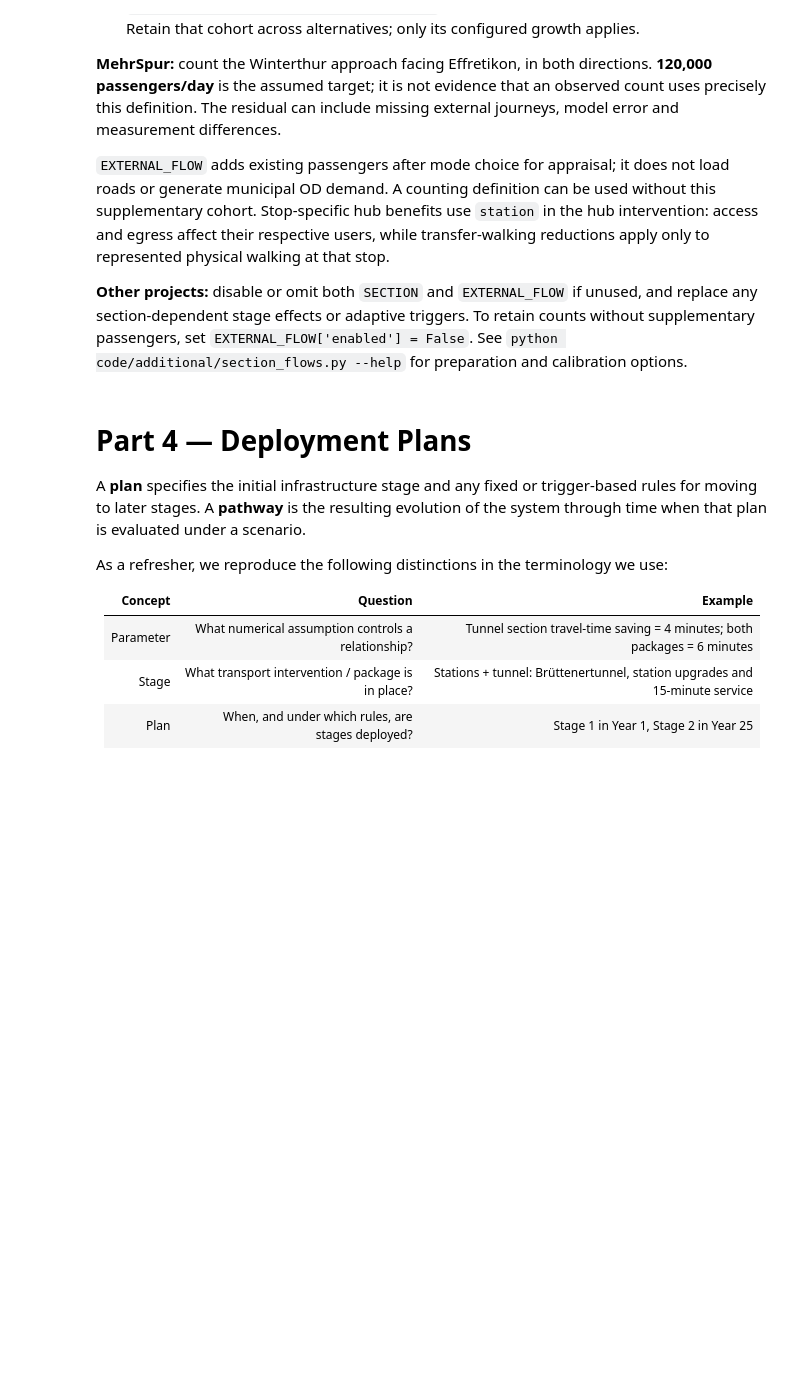
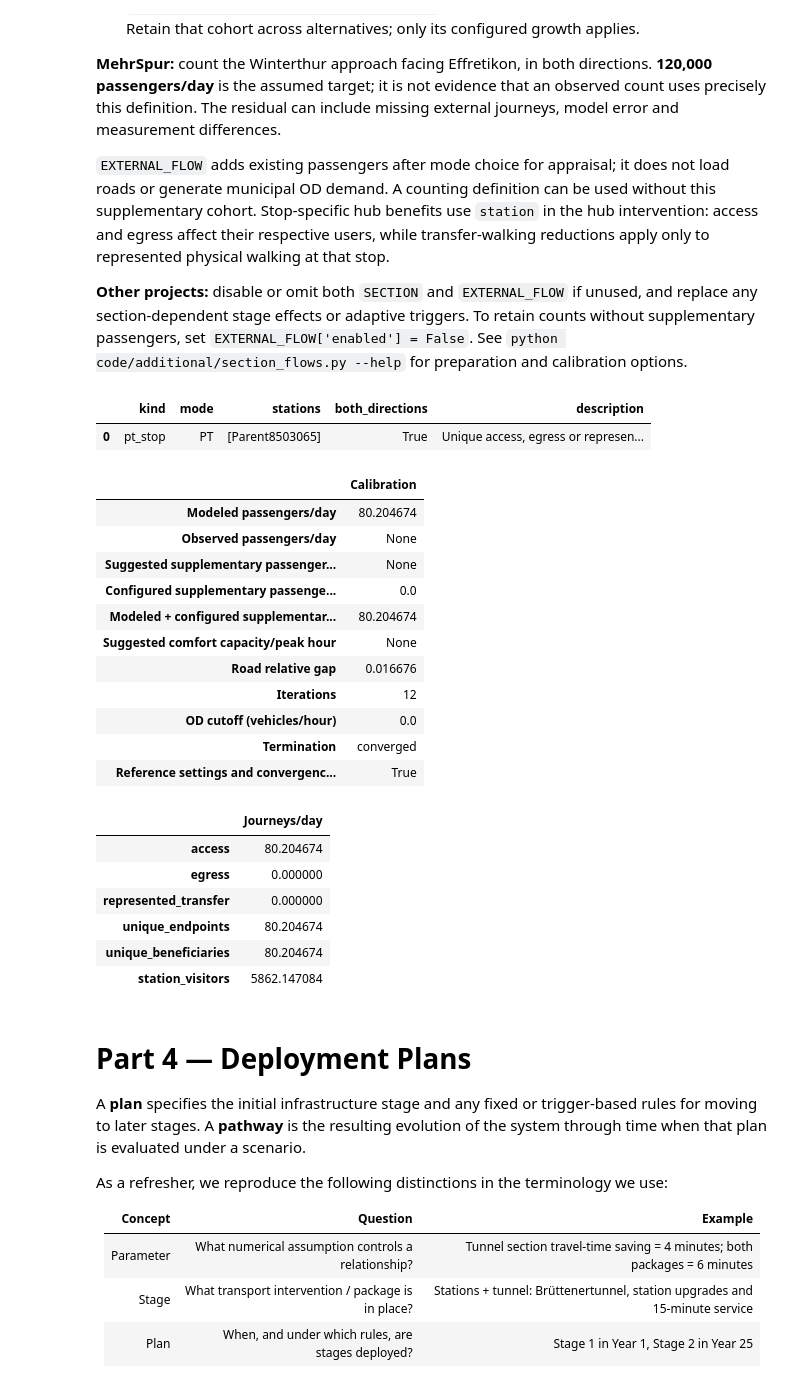
Before and after one commit to ahameafule/IP-HS26-MobilityHub-CaseStudy, a Jupyter notebook: notebooks/02_system_modeling.ipynb, the cells around one changed output. Cells and saved outputs as stored; diff of their text form; code cells hidden in the pictures; blank space fills up the shorter version.

```diff
--- a/notebooks/02_system_modeling.ipynb
+++ b/notebooks/02_system_modeling.ipynb
@@ -2813,7 +2874,7 @@ if section_config["active"]:
     AVAILABLE_SECTIONS = sf.available_sections()
     exports.save_outputs("3_5_available_sections", tables={"": AVAILABLE_SECTIONS})
     display(AVAILABLE_SECTIONS)
-    OBSERVED_SECTION_TRIPS_DAILY = 120_000  # Comparable observed person-trips/day; None skips calibration.
+    OBSERVED_SECTION_TRIPS_DAILY = None  # Comparable observed person-trips/day; None skips calibration.
     SECTION_CALIBRATION = sf.calibrate_section(
         ctx, assignment_y1.mode_result,
         observed_trips_daily=OBSERVED_SECTION_TRIPS_DAILY, params=p.NOMINAL_PARAMS,
@@ -2825,33 +2886,55 @@ if section_config["active"]:
         and diag.get("road_gap_threshold", np.inf) <= 0.02
         and diag.get("od_threshold_veh_h", np.inf) == 0.0
     )
     external_config = sf.external_flow_config()
     configured = external_config["additional_trips_daily"] if external_config["enabled"] else 0.0
     SECTION_CALIBRATION_TABLE = pd.DataFrame({"Calibration": {
         "Modeled passengers/day": SECTION_CALIBRATION["modeled_trips_daily"],
         "Observed passengers/day": OBSERVED_SECTION_TRIPS_DAILY,
         "Suggested supplementary passengers/day": SECTION_CALIBRATION["additional_trips_daily"],
         "Configured supplementary passengers/day": configured,
         "Modeled + configured supplementary/day": SECTION_CALIBRATION["modeled_trips_daily"] + configured,
         "Suggested comfort capacity/peak hour": SECTION_CALIBRATION["suggested_comfort_capacity_peak"],
         "Road relative gap": diag.get("final_road_relative_gap_feasible_averaged_od"),
         "Iterations": diag.get("iterations"),
         "OD cutoff (vehicles/hour)": diag.get("od_threshold_veh_h"),
         "Termination": diag.get("termination_reason"),
         "Reference settings and convergence satisfied": reference_ready,
     }})
     exports.save_outputs("3_5_section_calibration", tables={"": SECTION_CALIBRATION_TABLE})
     display(SECTION_CALIBRATION_TABLE)
     if SECTION_CALIBRATION.get("component_counts_daily"):
         SECTION_COMPONENT_COUNTS = pd.Series(SECTION_CALIBRATION["component_counts_daily"], name="Journeys/day").to_frame()
         exports.save_outputs("3_5_section_calibration", tables={"component_counts": SECTION_COMPONENT_COUNTS})
         display(SECTION_COMPONENT_COUNTS)
     if not reference_ready:
         print("Illustrative count only: use zero OD cutoff and reach the 2% road-gap target before adopting a residual.")
     if SECTION_CALIBRATION["warning"]:
         print(SECTION_CALIBRATION["warning"])
 else:
     print("Section counting and external flows are inactive for this project.")
+# %% [output]
+|  | kind | mode | stations | both_directions | description |
+| 0 | pt_stop | PT | [Parent8503065] | True | Unique access, egress or represen... |
+|  | Calibration |
+| Modeled passengers/day | 80.204674 |
+| Observed passengers/day | None |
+| Suggested supplementary passenger... | None |
+| Configured supplementary passenge... | 0.0 |
+| Modeled + configured supplementar... | 80.204674 |
+| Suggested comfort capacity/peak hour | None |
+| Road relative gap | 0.016676 |
+| Iterations | 12 |
+| OD cutoff (vehicles/hour) | 0.0 |
+| Termination | converged |
+| Reference settings and convergenc... | True |
+|  | Journeys/day |
+| access | 80.204674 |
+| egress | 0.000000 |
+| represented_transfer | 0.000000 |
+| unique_endpoints | 80.204674 |
+| unique_beneficiaries | 80.204674 |
+| station_visitors | 5862.147084 |
 # %% [markdown]
 # Part 4 — Deployment Plans
 
```
Also changed, not shown: parts of 25 cells of this notebook, 12 other files.
